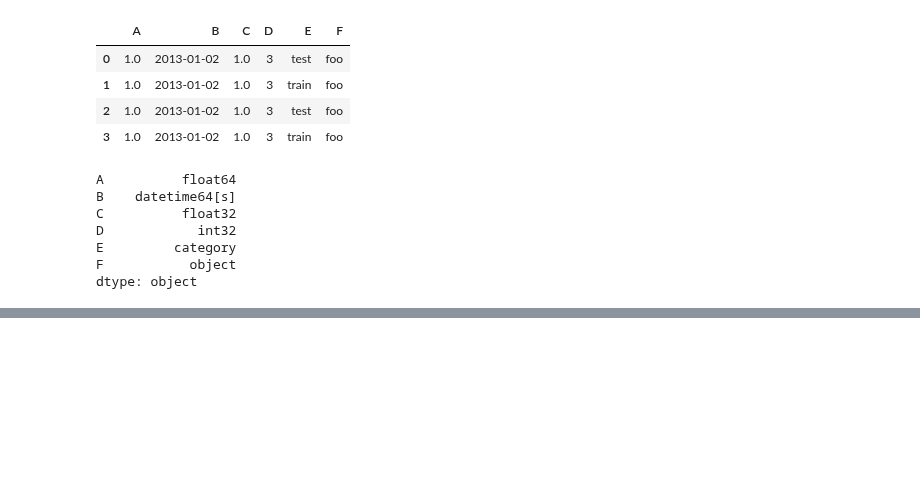
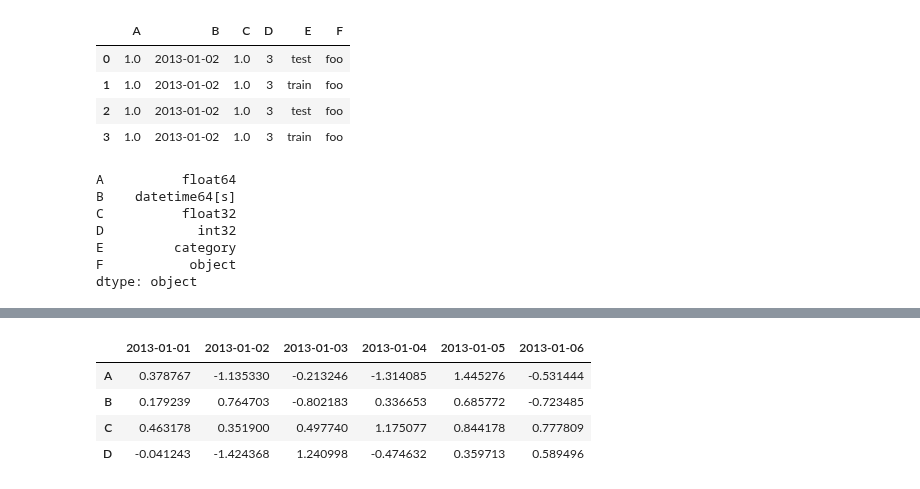
Before and after one commit to dnlmkhlv/ml, a Jupyter notebook: pandas/pandas_tutorial.ipynb, the cells around one changed output, grey strips where cells are left out. Saved outputs shown, nothing was run; the diff lists cells and outputs as text; code cells hidden in the pictures; blank space fills up the shorter version.

```diff
--- a/pandas/pandas_tutorial.ipynb
+++ b/pandas/pandas_tutorial.ipynb
@@ -135,0 +212,8 @@ dtype: object
+# %%
+df.T
+# %% [output]
+|  | 2013-01-01 | 2013-01-02 | 2013-01-03 | 2013-01-04 | 2013-01-05 | 2013-01-06 |
+| A | 0.378767 | -1.135330 | -0.213246 | -1.314085 | 1.445276 | -0.531444 |
+| B | 0.179239 | 0.764703 | -0.802183 | 0.336653 | 0.685772 | -0.723485 |
+| C | 0.463178 | 0.351900 | 0.497740 | 1.175077 | 0.844178 | 0.777809 |
+| D | -0.041243 | -1.424368 | 1.240998 | -0.474632 | 0.359713 | 0.589496 |
```
Also changed, not shown: parts of 12 cells of this notebook.
